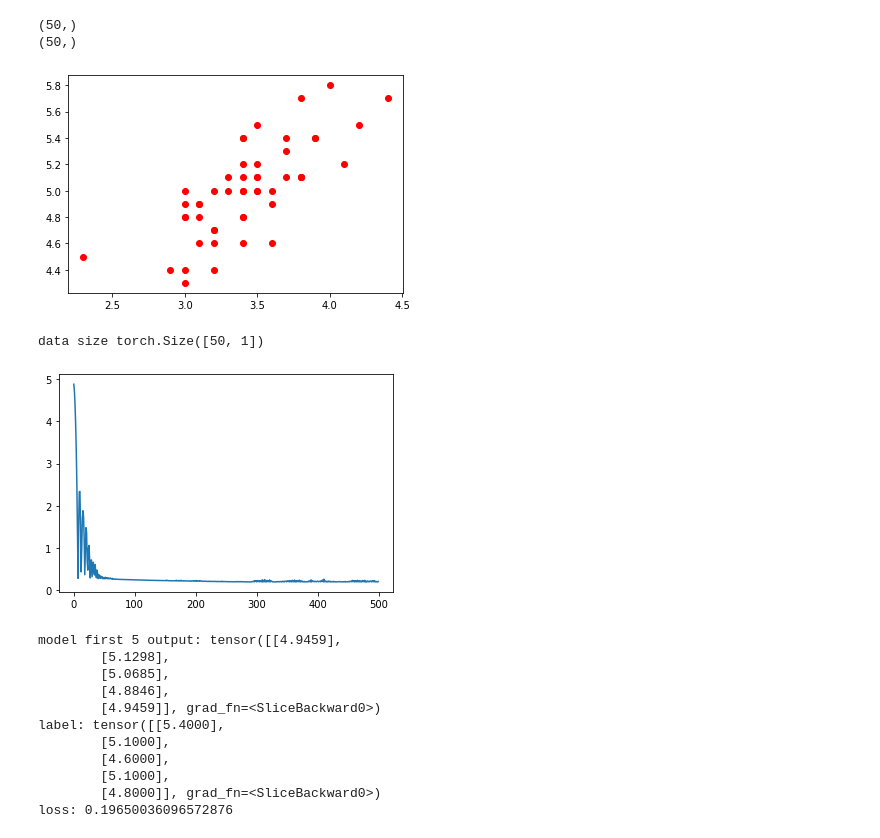
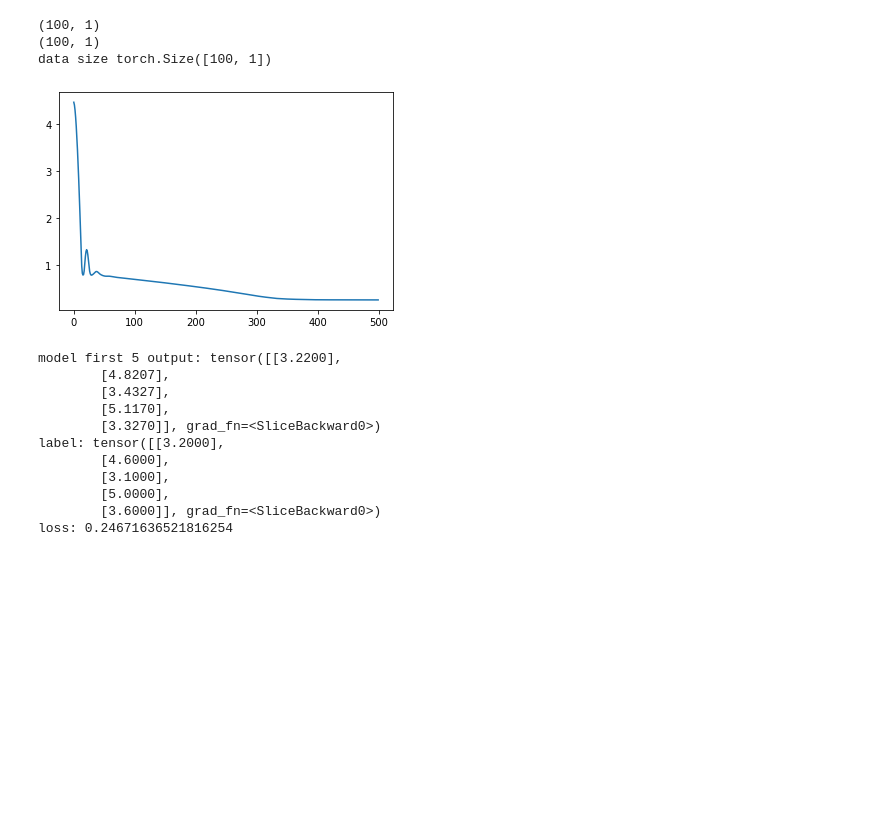
Before and after one commit to Omer1Eryilmaz/Omer-PhD, a Jupyter notebook: IRIS_Regression.ipynb, the cells around one changed output. Saved outputs shown, nothing was run; the diff lists cells and outputs as text; code cells hidden in the pictures; blank space fills up the shorter version.

```diff
--- a/IRIS_Regression.ipynb
+++ b/IRIS_Regression.ipynb
@@ -14,18 +14,20 @@ data,target = sklearn.datasets.load_iris(return_X_y=True, as_frame=False)
 
 from sklearn.preprocessing import StandardScaler
 
-x = data[0:50,1]
-y = data[0:50,0]
+x = data[0:50,(1,2)]
+y = data[0:50,(0,1)]
+x=x.reshape(-1, 1)
+
 print(x.shape)
+y=y.reshape(-1, 1)
 print(y.shape)
 
-plt.plot(x,y,'ro')
-plt.show()
+#plt.plot(x,y,'ro')
+#plt.show()
 
 x = torch.tensor(x, requires_grad=True,dtype=torch.float)
-x = x.view(50,1)
 y = torch.tensor(y, requires_grad=True,dtype=torch.float)
-y = y.view(50,1)
+
 
 #2 Fully connected network   -------------------
 # 13 feature > 512> 512 > 1
@@ -40,57 +42,56 @@ class Neural_Net(nn.Module):
         self.Linear1 = nn.Linear(input_size,hidden_size1)
         self.Linear2 = nn.Linear(hidden_size1,hidden_size2)
         self.Linear3 = nn.Linear(hidden_size2,output_size)
-        self.activation = nn.ReLU()
+        self.activation = nn.Sigmoid()
 
     def forward(self,x):
         output = self.Linear1(x)
         output = self.activation(output)
         output = self.Linear2(output)
         output = self.activation(output)
         output = self.Linear3(output)
 
         # Consider adding activation function
         return output
 
 model = Neural_Net(1,128,64,1)
 # Training
 criterion = nn.L1Loss()
 epochs = 500
 optimizer = torch.optim.SGD(model.parameters(),lr=0.003,momentum=0.9)
 plot_loss=[]
 
 for epoch in range(epochs):
     optimizer.zero_grad()
     output = model(x)
     loss = criterion(output,y)
     loss.backward()
     optimizer.step()
     plot_loss.append(loss)
 
 plot_array = [i.detach().numpy() for i in plot_loss]
 plt.plot(range(epochs),plot_array )
 plt.show()
 
-print(f'model first 5 output: {output[20:25]} ')
-print(f'label: {y[20:25]}')
+print(f'model first 5 output: {output[5:10]} ')
+print(f'label: {y[5:10]}')
 print(f'loss: {loss}')
 # %% [output]
-(50,)
-(50,)
+(100, 1)
+(100, 1)
+data size torch.Size([100, 1])
-[figure, old version]
+[figure, new version]
-data size torch.Size([50, 1])
+model first 5 output: tensor([[3.2200],
+        [4.8207],
+        [3.4327],
+        [5.1170],
+        [3.3270]], grad_fn=<SliceBackward0>)
+label: tensor([[3.2000],
+        [4.6000],
+        [3.1000],
+        [5.0000],
+        [3.6000]], grad_fn=<SliceBackward0>)
+loss: 0.24671636521816254
-[figure, removed]
-model first 5 output: tensor([[4.9459],
-        [5.1298],
-        [5.0685],
-        [4.8846],
-        [4.9459]], grad_fn=<SliceBackward0>)
-label: tensor([[5.4000],
-        [5.1000],
-        [4.6000],
-        [5.1000],
-        [4.8000]], grad_fn=<SliceBackward0>)
-loss: 0.19650036096572876
 # %%
 import numpy as np
 import torch
```
Also changed, not shown: parts of 2 cells of this notebook.
